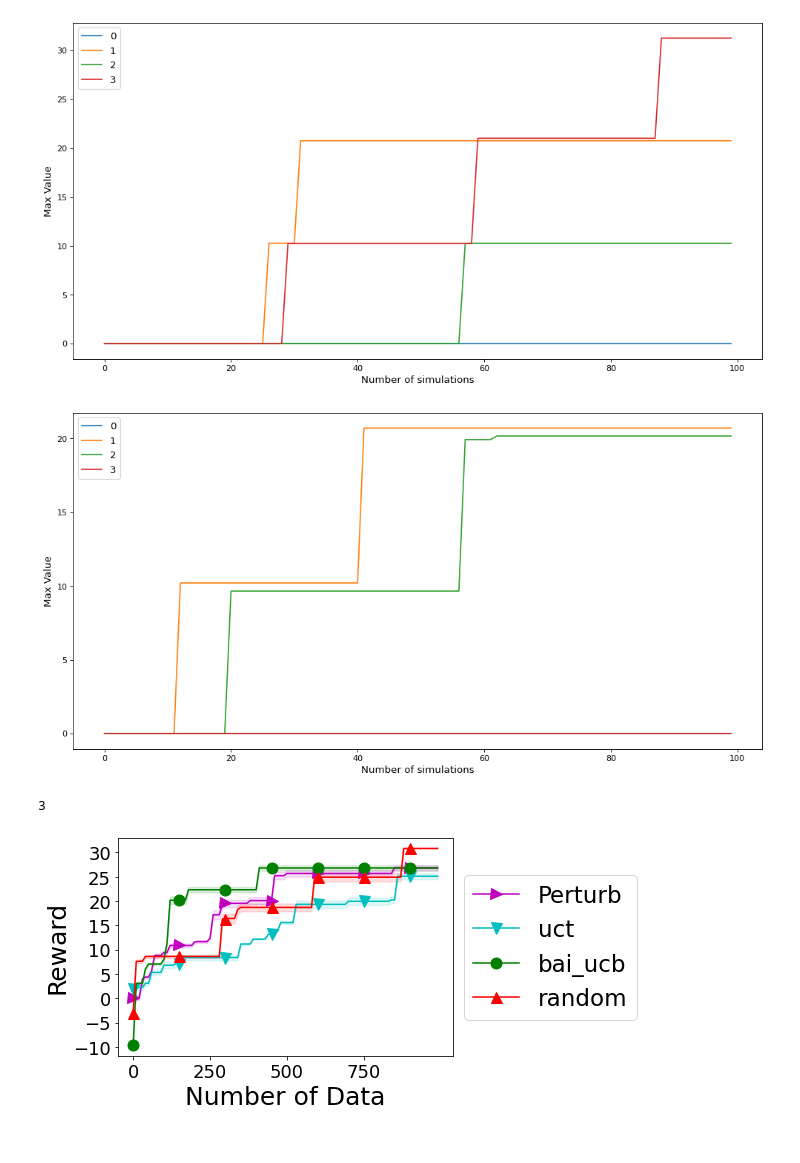
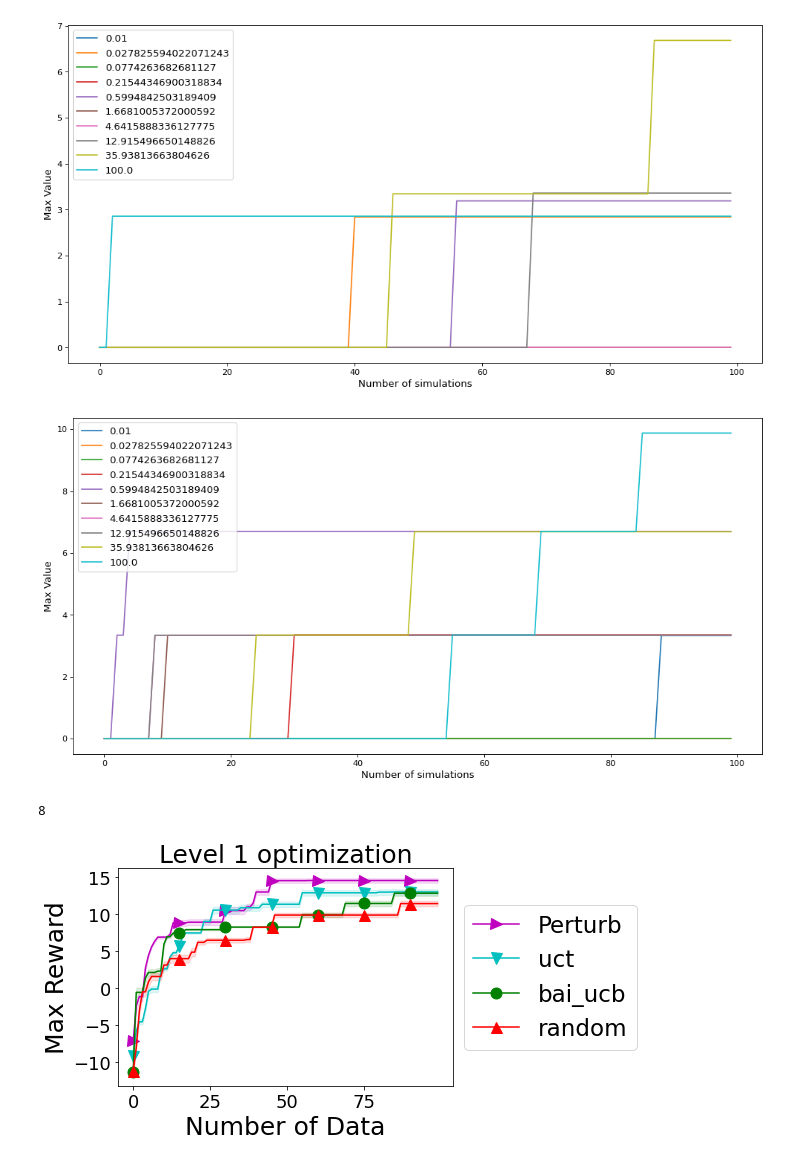
Before and after one commit to jdj2261/pytamp, a Jupyter notebook: results/benchmark1_result_level_2.ipynb, the cells around one changed output. Cells and saved outputs as stored; diff of their text form; code cells hidden in the pictures.

Commit message:
Add Benchmark1 Result

```diff
--- a/results/benchmark1_result_level_2.ipynb
+++ b/results/benchmark1_result_level_2.ipynb
@@ -70,7 +79,7 @@ def get_mean_std_values(result_all_values, level=1):
     std_values = np.std(result_all_values[key_name], axis=0)
     return mean_values, std_values
 # %%
-bai_perturb_result_all_values = get_final_all_values("bai_perturb", 100, 3, 0)
+bai_perturb_result_all_values = get_final_all_values("bai_perturb", 100, 5, 0)
 perturb_mean_level_1_values, perturb_std_level_1_values = get_mean_std_values(bai_perturb_result_all_values, level=1)
 perturb_mean_level_2_values, perturb_std_level_2_values = get_mean_std_values(bai_perturb_result_all_values, level=2)
 # plot_values(perturb_mean_level_1_values, labels=bai_perturb_result_all_values['c'])
@@ -84,5 +100,5 @@ plot_values(perturb_mean_level_1_values, labels=bai_perturb_result_all_values['c
 # %%
-uct_result_all_values = get_final_all_values("uct", 100, 3, 0)
+uct_result_all_values = get_final_all_values("uct", 100, 5, 0)
 uct_mean_level_1_values, uct_std_level_1_values = get_mean_std_values(uct_result_all_values, level=1)
 uct_mean_level_2_values, uct_std_level_2_values = get_mean_std_values(uct_result_all_values, level=2)
 plot_values(uct_mean_level_2_values, labels=uct_result_all_values['c'])
@@ -91,53 +107,54 @@ plot_values(uct_mean_level_2_values, labels=uct_result_all_values['c'])
 # %%
-random_result_all_values = get_final_all_values("random", 100, 3, 0)
+random_result_all_values = get_final_all_values("random", 100, 5, 0)
 
 random_mean_level_1_values, random_std_level_1_values = get_mean_std_values(random_result_all_values, level=1)
 random_mean_level_2_values, random_std_level_2_values = get_mean_std_values(random_result_all_values, level=2)
 plot_values(random_mean_level_2_values, labels=random_result_all_values['c'])
 # %% [output]
-[figure, old version]
+[figure, new version]
 # %%
-bai_ucb_result_all_values = get_final_all_values("bai_ucb", 100, 3, 0)
+bai_ucb_result_all_values = get_final_all_values("bai_ucb", 100, 5, 0)
 bai_ucb_mean_level_1_values, bai_ucb_std_level_1_values = get_mean_std_values(bai_ucb_result_all_values, level=1)
 bai_ucb_mean_level_2_values, bai_ucb_std_level_2_values = get_mean_std_values(bai_ucb_result_all_values, level=2)
 plot_values(bai_ucb_mean_level_2_values, labels=bai_ucb_result_all_values['c'])
 # %% [output]
-[figure, old version]
+[figure, new version]
 # %%
 max_perturb_idx = np.argmax(perturb_mean_level_1_values[:, -1])
 perturb_level_1_mean_list = perturb_mean_level_1_values[max_perturb_idx]
 perturb_level_1_std_list = perturb_std_level_1_values[max_perturb_idx]
 
 max_uct_idx = np.argmax(uct_mean_level_1_values[:, -1])
 uct_level_1_mean_list = uct_mean_level_1_values[max_uct_idx]
 uct_level_1_std_list = uct_std_level_1_values[max_uct_idx]
 
 max_bai_ucb_idx = np.argmax(bai_ucb_mean_level_1_values[:, -1])
 bai_ucb_level_1_mean_list = bai_ucb_mean_level_1_values[max_bai_ucb_idx]
 bai_ucb_level_1_std_list = bai_ucb_std_level_1_values[max_bai_ucb_idx]
 
 max_random_idx = np.argmax(random_mean_level_1_values[:, -1])
 print(max_random_idx)
 random_level_1_mean_list = random_mean_level_1_values[max_random_idx]
 random_level_1_std_list = random_std_level_1_values[max_random_idx]
 
-x_list = 10*np.arange(len(perturb_level_1_mean_list))
+x_list = np.arange(len(perturb_level_1_mean_list))
 
 linearplot_with_confidence(x_list, perturb_level_1_mean_list, perturb_level_1_std_list, "Perturb", ">", "m")
 linearplot_with_confidence(x_list, uct_level_1_mean_list, uct_level_1_std_list, "uct", "v", "c")
 linearplot_with_confidence(x_list, bai_ucb_level_1_mean_list, bai_ucb_level_1_std_list, "bai_ucb", "o", "g")
 linearplot_with_confidence(x_list, random_level_1_mean_list, random_level_1_std_list, "random", "^", "r")
 
+plt.title("Level 1 optimization", fontsize=25)
 plt.xlabel("Number of Data",fontsize=25)
-plt.ylabel("Reward",fontsize=25)
+plt.ylabel("Max Reward",fontsize=25)
 
 plt.xticks(x_list[::25],x_list[::25],fontsize=18)
 plt.yticks(fontsize=18)
 plt.legend(loc='center left', bbox_to_anchor=(1, 0.5), prop={'size' : 23})
 plt.show()
 # %% [output]
-3
+8
-[figure, old version]
+[figure, new version]
 # %%
 max_perturb_idx = np.argmax(perturb_mean_level_2_values[:, -1])
 perturb_level_2_mean_list = perturb_mean_level_2_values[max_perturb_idx]
```
Also changed, not shown: parts of 13 cells of this notebook, 25 other files.
